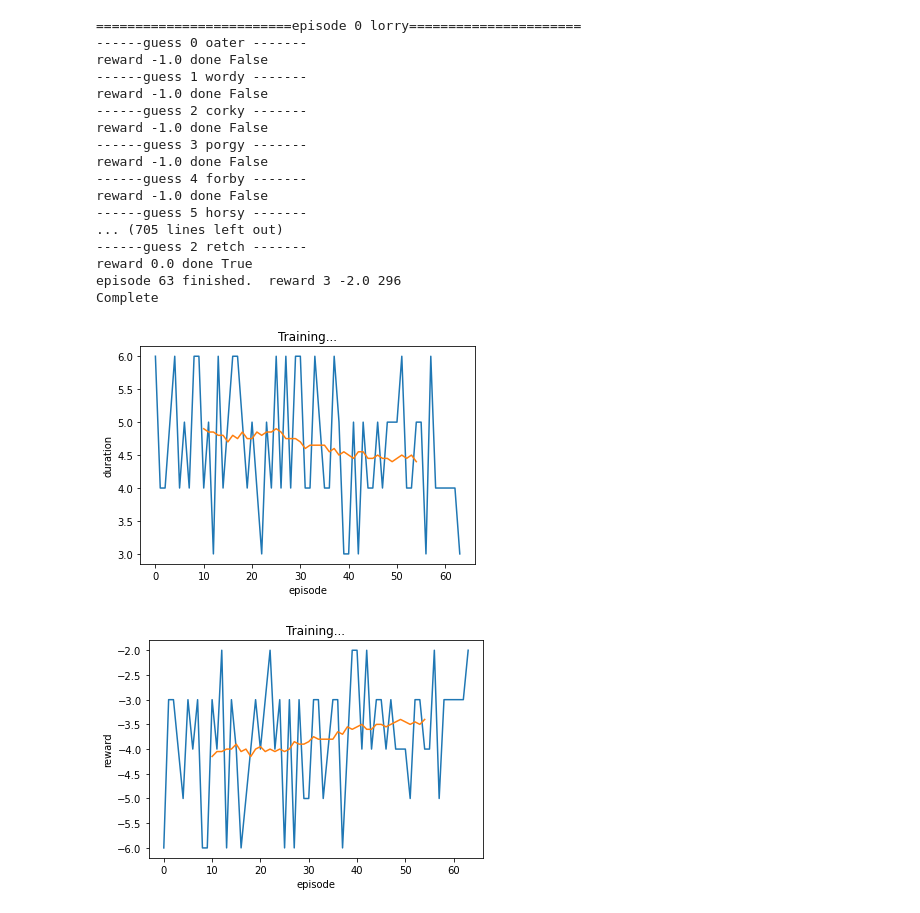
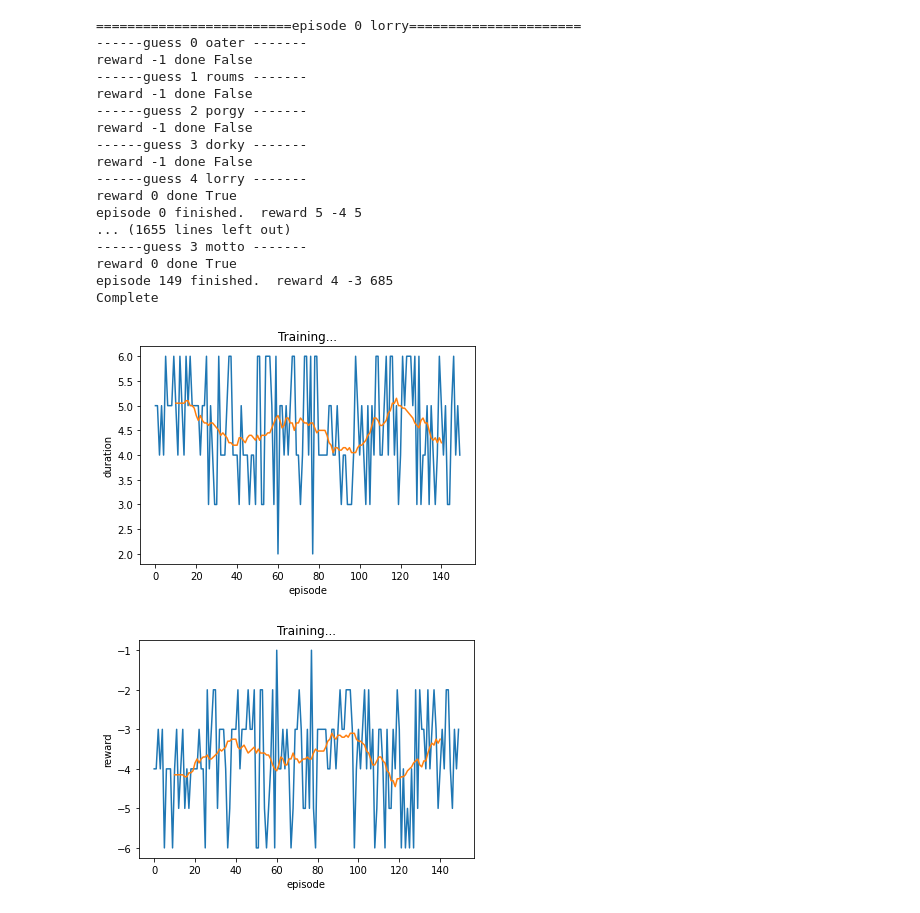
Before and after one commit to kbb29/wordle-solver, a Jupyter notebook: Naive.ipynb, the cells around one changed output. Saved outputs shown, nothing was run; the diff lists cells and outputs as text; code cells hidden in the pictures.

```diff
--- a/Naive.ipynb
+++ b/Naive.ipynb
@@ -119,7 +119,7 @@ def run_experiment(model=ModelConfig(name='naive', startword=None, target_list_o
             if t == 0 and model.startword:
                 chosen_word = model.startword
             else:
-                chosen_word = env.sample_word_matching_current_history()
+                chosen_word = env.sample_word_matching_current_history(env.df)
             #/MODEL
 
 
@@ -223,25 +223,25 @@ Complete
 # %%
 plot_all(*run_experiment(
     model=ModelConfig(name='naive', startword='oater', target_list_only=True),
-    num_episodes=64
+    num_episodes=150
     ))
 # %% [output]
 =========================episode 0 lorry======================
 ------guess 0 oater -------
-reward -1.0 done False
-------guess 1 wordy -------
-reward -1.0 done False
-------guess 2 corky -------
-reward -1.0 done False
-------guess 3 porgy -------
-reward -1.0 done False
-------guess 4 forby -------
-reward -1.0 done False
-------guess 5 horsy -------
-... (705 lines left out)
-------guess 2 retch -------
-reward 0.0 done True
-episode 63 finished.  reward 3 -2.0 296
+reward -1 done False
+------guess 1 roums -------
+reward -1 done False
+------guess 2 porgy -------
+reward -1 done False
+------guess 3 dorky -------
+reward -1 done False
+------guess 4 lorry -------
+reward 0 done True
+episode 0 finished.  reward 5 -4 5
+... (1655 lines left out)
+------guess 3 motto -------
+reward 0 done True
+episode 149 finished.  reward 4 -3 685
 Complete
-[figure, old version]
+[figure, new version]
-[figure, old version]
+[figure, new version]
```
Also changed, not shown: parts of 3 cells of this notebook, 1 other file.
